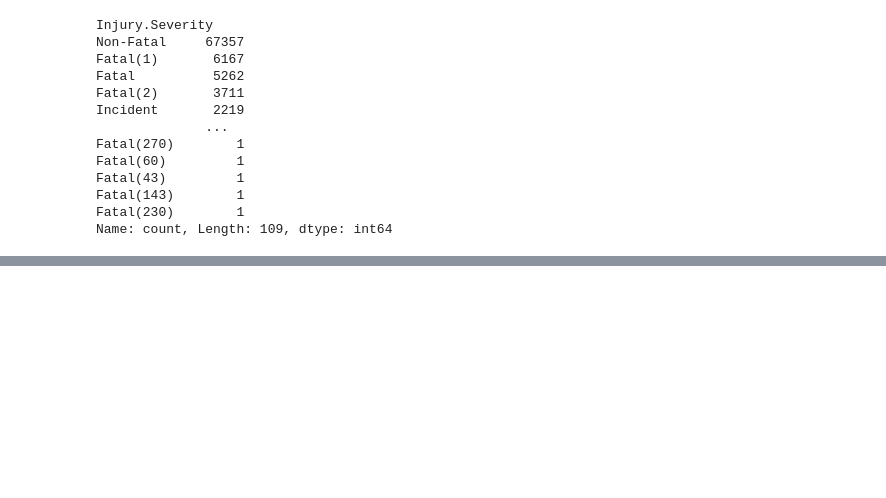
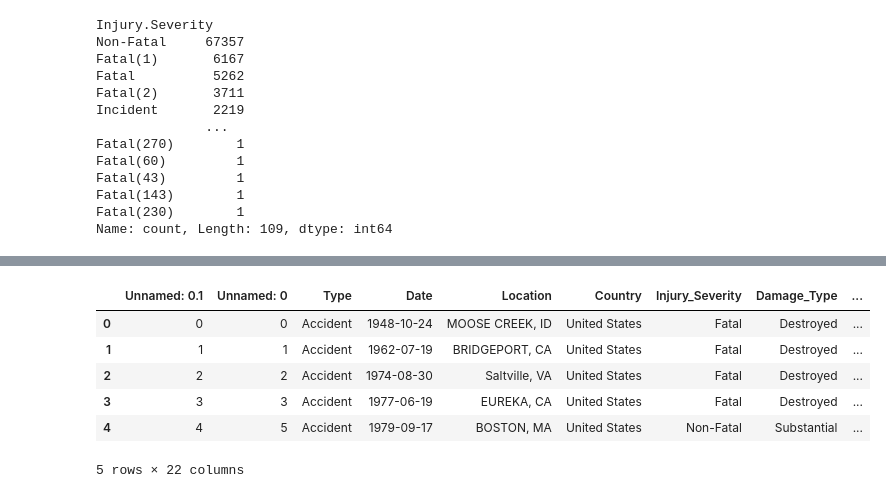
Before and after one commit to williambguo/ds-project1, a Jupyter notebook: Notebooks/Initial_Exploration.ipynb, the cells around one changed output, grey strips where cells are left out. Drawn from its saved outputs; the diff is of its cells as text; code cells hidden in the pictures; blank space fills up the shorter version.

```diff
--- a/Notebooks/Initial_Exploration.ipynb
+++ b/Notebooks/Initial_Exploration.ipynb
@@ -275,0 +317,10 @@ injury_severity_column.to_csv('injurity_severity.csv', index=True)
+# %%
+df_half_cleaned.head()
+# %% [output]
+|  | Unnamed: 0.1 | Unnamed: 0 | Type | Date | Location | Country | Injury_Severity | Damage_Type | ... |
+| 0 | 0 | 0 | Accident | 1948-10-24 | MOOSE CREEK, ID | United States | Fatal | Destroyed | ... |
+| 1 | 1 | 1 | Accident | 1962-07-19 | BRIDGEPORT, CA | United States | Fatal | Destroyed | ... |
+| 2 | 2 | 2 | Accident | 1974-08-30 | Saltville, VA | United States | Fatal | Destroyed | ... |
+| 3 | 3 | 3 | Accident | 1977-06-19 | EUREKA, CA | United States | Fatal | Destroyed | ... |
+| 4 | 4 | 5 | Accident | 1979-09-17 | BOSTON, MA | United States | Non-Fatal | Substantial | ... |
+5 rows × 22 columns
```
Also changed, not shown: parts of 4 cells of this notebook, 2 other files.
